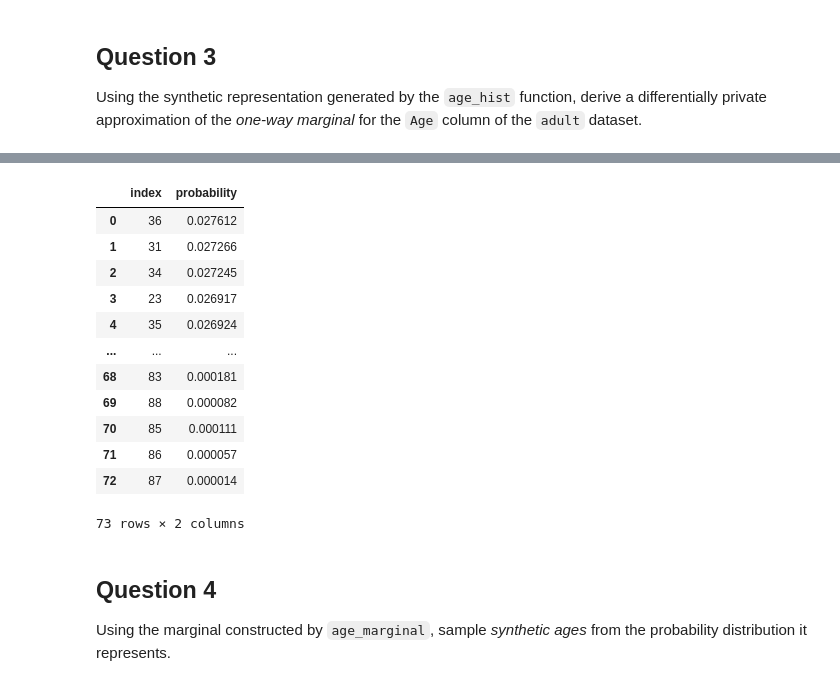
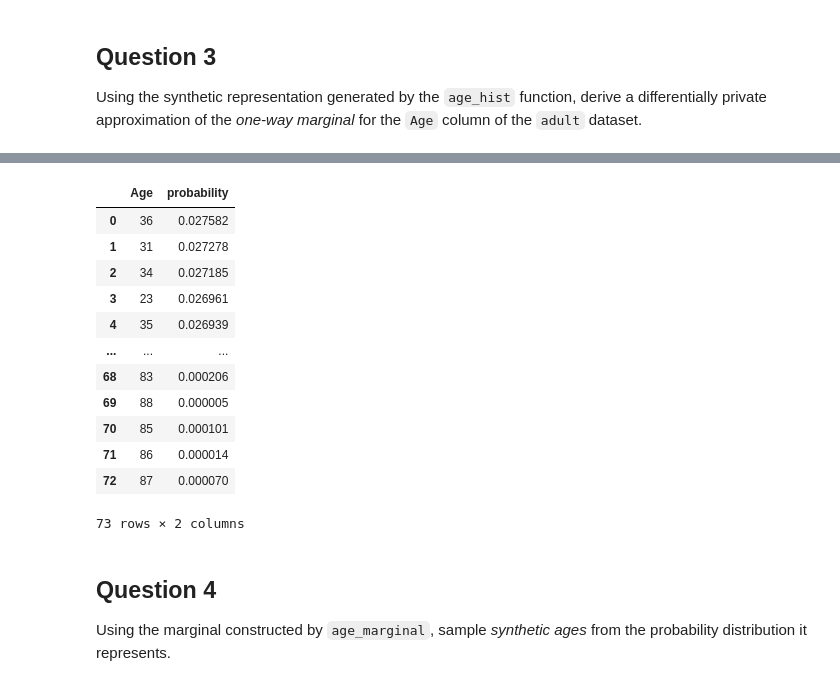
Before and after one commit to aaronperkel/cs3110-data-privacy, a Jupyter notebook: exercises/CS3110_Ex_11-11-24.ipynb, the cells around one changed output, grey strips where cells are left out. Cells and saved outputs as stored; diff of their text form; code cells hidden in the pictures.

```diff
--- a/exercises/CS3110_Ex_11-11-24.ipynb
+++ b/exercises/CS3110_Ex_11-11-24.ipynb
@@ -70,7 +70,7 @@ def age_marginal(epsilon):
     syn_rep = age_hist(epsilon)
     syn_rep_nonzero = syn_rep.clip(lower=0)
     syn_normalized = syn_rep_nonzero / syn_rep_nonzero.sum()
-    return syn_normalized.to_frame(name='probability').reset_index()
+    return syn_normalized.to_frame(name='probability').reset_index().rename(columns={'index': 'Age'})
 
 
 marginal = age_marginal(1.0)
@@ -81,15 +81,15 @@ Sum of marginal probabilities: 1.0
-|  | index | probability |
-| 0 | 36 | 0.027612 |
-| 1 | 31 | 0.027266 |
-| 2 | 34 | 0.027245 |
-| 3 | 23 | 0.026917 |
-| 4 | 35 | 0.026924 |
+|  | Age | probability |
+| 0 | 36 | 0.027582 |
+| 1 | 31 | 0.027278 |
+| 2 | 34 | 0.027185 |
+| 3 | 23 | 0.026961 |
+| 4 | 35 | 0.026939 |
 | ... | ... | ... |
-| 68 | 83 | 0.000181 |
-| 69 | 88 | 0.000082 |
-| 70 | 85 | 0.000111 |
-| 71 | 86 | 0.000057 |
-| 72 | 87 | 0.000014 |
+| 68 | 83 | 0.000206 |
+| 69 | 88 | 0.000005 |
+| 70 | 85 | 0.000101 |
+| 71 | 86 | 0.000014 |
+| 72 | 87 | 0.000070 |
 73 rows × 2 columns
 # %% [markdown]
 ## Question 4
```
Also changed, not shown: parts of 16 cells of this notebook, 2 other files.
